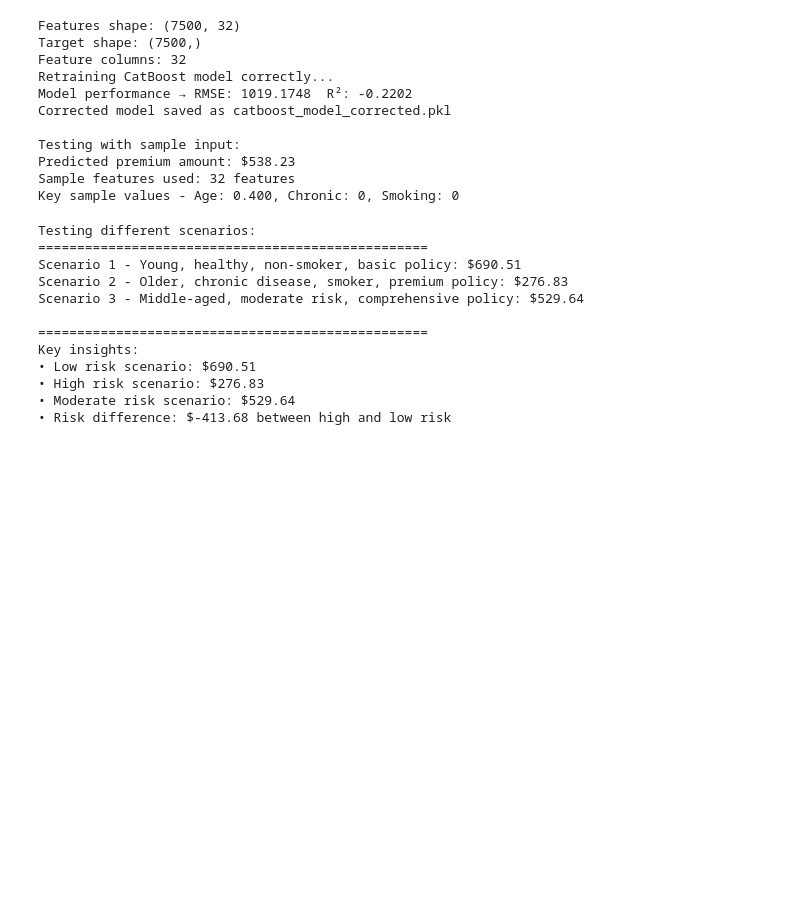
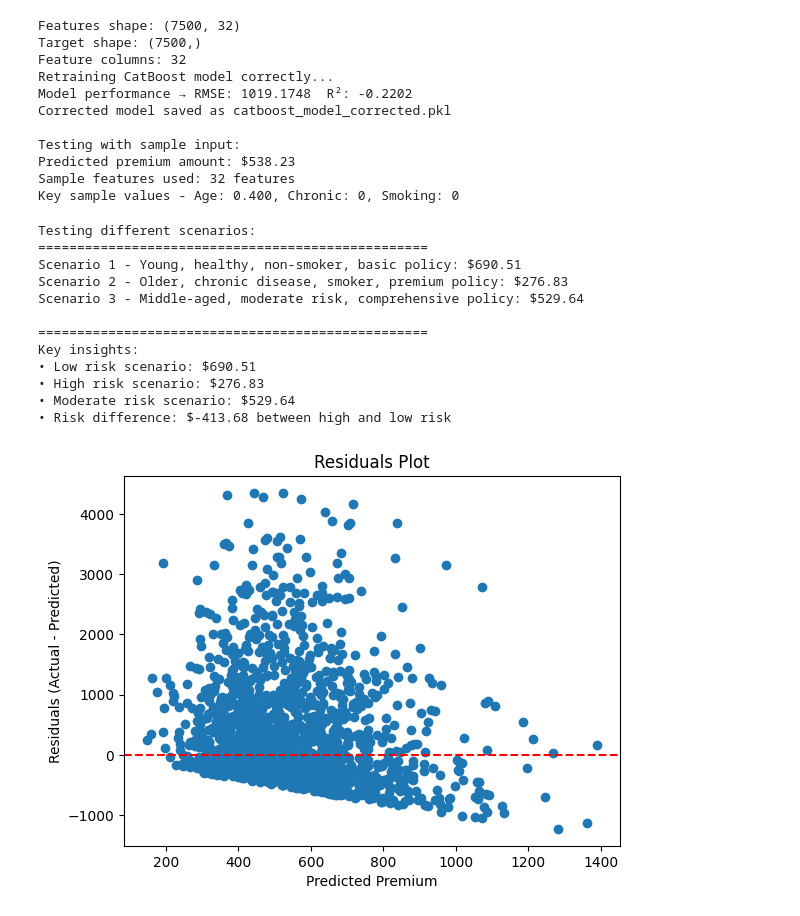
Before and after one commit to DarSahran/Insurance_specializationproject, a Jupyter notebook: Code/insurance_prediction_modelling.ipynb, the cells around one changed output. Drawn from its saved outputs; the diff is of its cells as text; code cells hidden in the pictures; blank space fills up the shorter version.

```diff
--- a/Code/insurance_prediction_modelling.ipynb
+++ b/Code/insurance_prediction_modelling.ipynb
@@ -1330,3 +1333,14 @@ Key insights:
 • High risk scenario: $276.83
 • Moderate risk scenario: $529.64
 • Risk difference: $-413.68 between high and low risk
+# %%
+import matplotlib.pyplot as plt
+residuals = y_test_true - y_pred
+plt.scatter(y_pred, residuals)
+plt.axhline(0, color='red', linestyle='--')
+plt.xlabel("Predicted Premium")
+plt.ylabel("Residuals (Actual - Predicted)")
+plt.title("Residuals Plot")
+plt.show()
+# %% [output]
+[figure, added]
```
Also changed, not shown: parts of 4 cells of this notebook, 7 other files.
